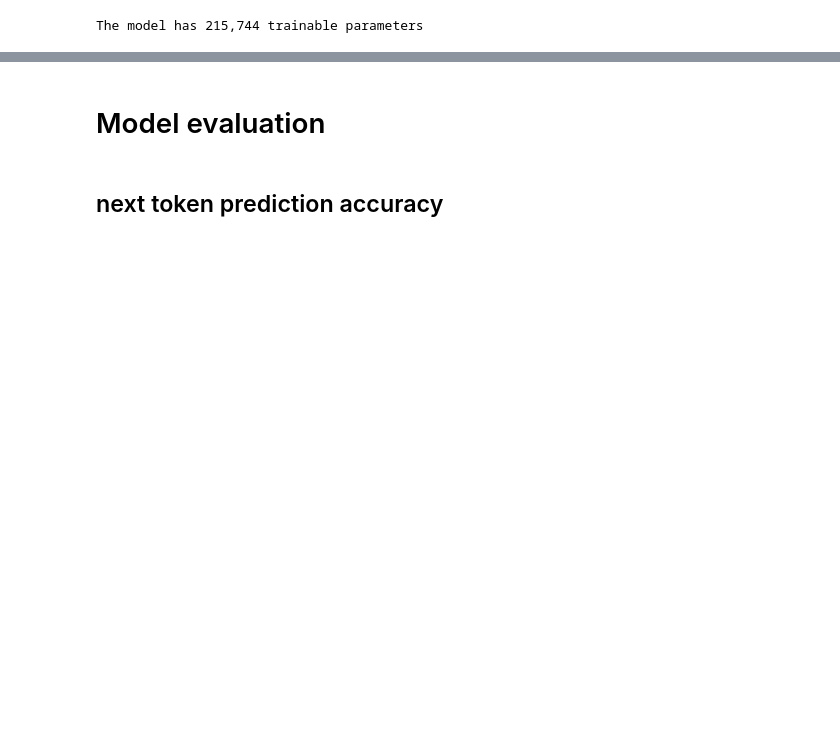
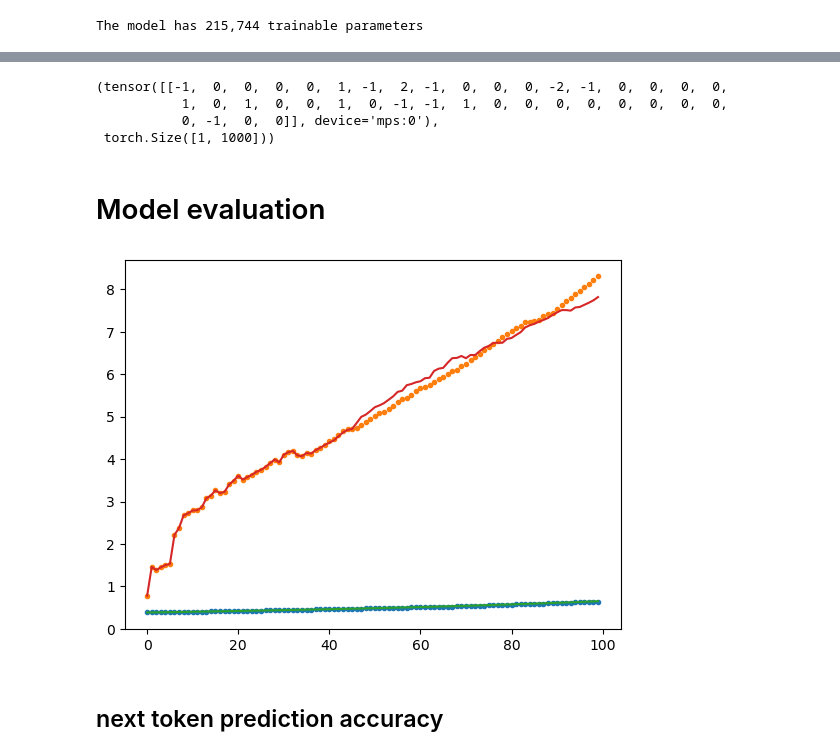
Before and after one commit to seyedasadzadeh/degradation-transformer, a Jupyter notebook: main.ipynb, the cells around one changed output, grey strips where cells are left out. Saved outputs shown, nothing was run; the diff lists cells and outputs as text; code cells hidden in the pictures; blank space fills up the shorter version.

```diff
--- a/main.ipynb
+++ b/main.ipynb
@@ -209,11 +221,20 @@ RuntimeError: Placeholder storage has not been allocated on MPS device!
+# %%
+example_input, example_output.shape
+# %% [output]
+(tensor([[-1,  0,  0,  0,  0,  1, -1,  2, -1,  0,  0,  0, -2, -1,  0,  0,  0,  0,
+           1,  0,  1,  0,  0,  1,  0, -1, -1,  1,  0,  0,  0,  0,  0,  0,  0,  0,
+           0, -1,  0,  0]], device='mps:0'),
+ torch.Size([1, 1000]))
 # %% [markdown]
 # Model evaluation
 # %%
-inexces = np.random.randint(0, test_episodes.shape[0], size=3)
-plt.plot(learner.predict(test_episodes[inexces,:context_window], num_periods=100-context_window).T, '.')
+inexces = np.random.randint(0, test_episodes.shape[0], size=2)
+plt.plot(learner.predict(test_episodes[inexces,:context_window], num_periods=100-context_window,temperature=0.0, top_k=5, top_p=None).T, '.')
 plt.plot(test_episodes[inexces, ].T)
 
 np.save('degradation_episodes.npy', test_episodes[inexces,:context_window])
+# %% [output]
+[figure, added]
 # %% [markdown]
 ## next token prediction accuracy
 # %%
```
Also changed, not shown: parts of 21 cells of this notebook, 7 other files.
